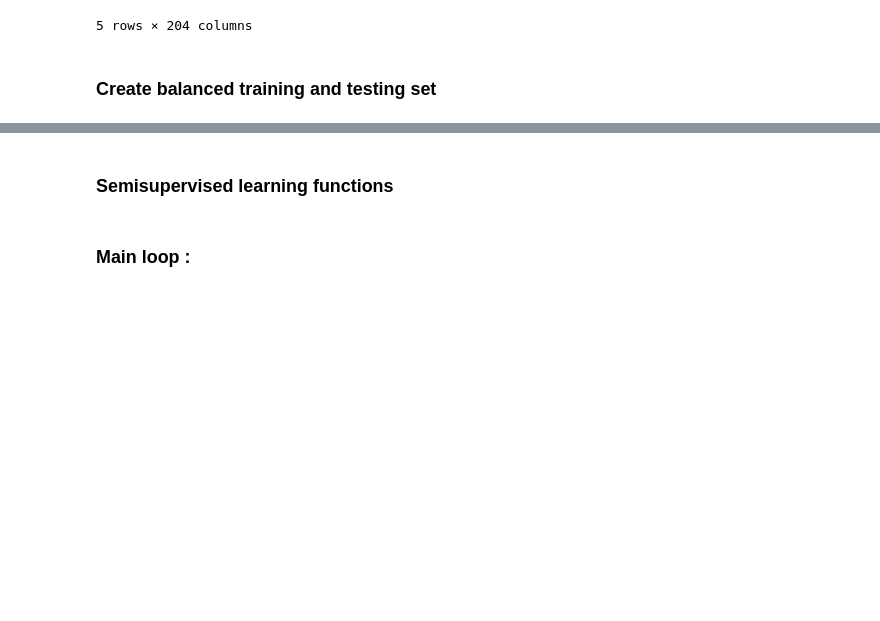
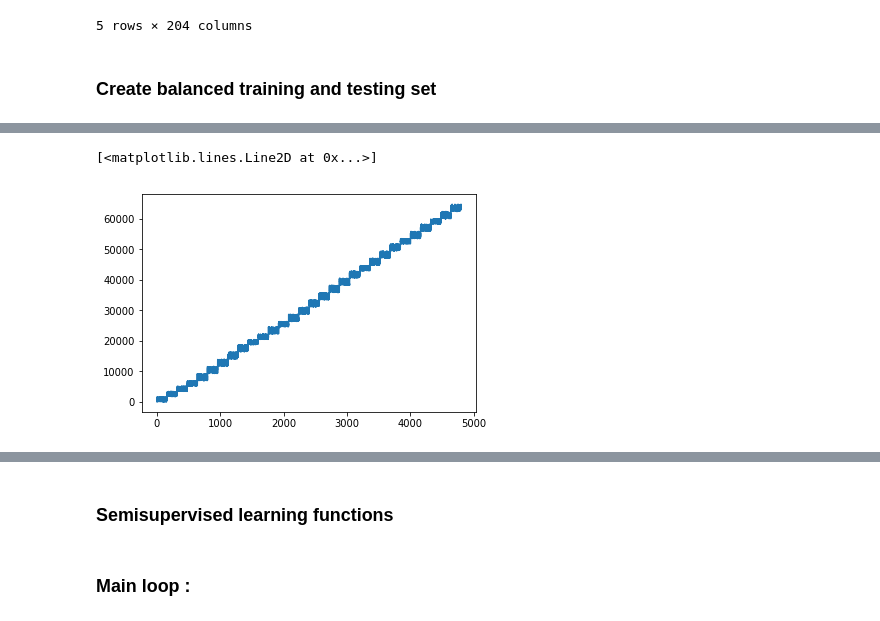
Before and after one commit to adrianlwn/NTDS-Speech-Recognition-Challenge, a Jupyter notebook: semisup_pipeline.ipynb, the cells around one changed output, grey strips where cells are left out. Drawn from its saved outputs; the diff is of its cells as text; code cells hidden in the pictures; blank space fills up the shorter version.

```diff
--- a/semisup_pipeline.ipynb
+++ b/semisup_pipeline.ipynb
@@ -76,7 +80,7 @@ label_vec.plot()
 # %%
 # sample classes such as test and train have equal proportion of classes
-train_size = 80
-test_size = 20
+train_size = 160
+test_size = 100
 
 train_x = np.array([])
 train_y = np.array([])
@@ -97,3 +101,8 @@ for i in range(len(class_names)):
     test_y_class = label_vec[test_x_class]
     test_x = np.append(test_x, test_x_class).astype(int)
     test_y = np.append(test_y, test_y_class).astype(int)
+# %%
+plt.plot(train_x)
+# %% [output]
+[<matplotlib.lines.Line2D at 0x...>]
+[figure, added]
```
Also changed, not shown: parts of 15 cells of this notebook.
